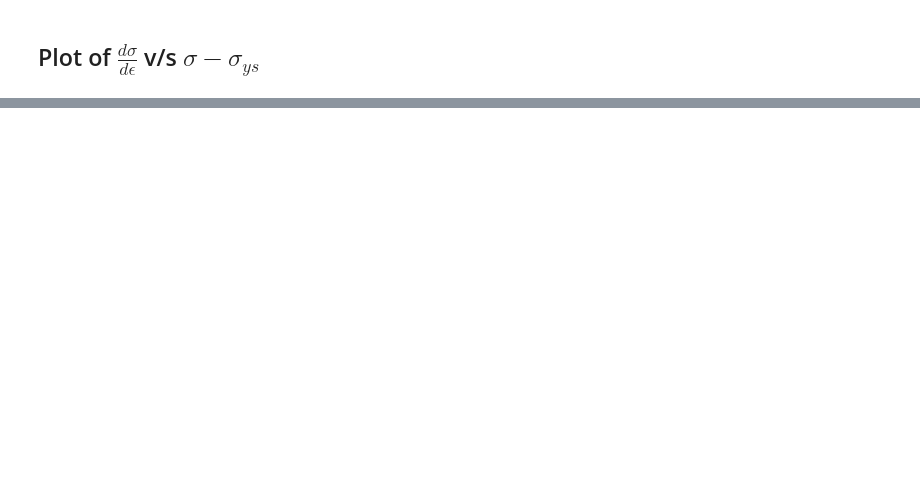
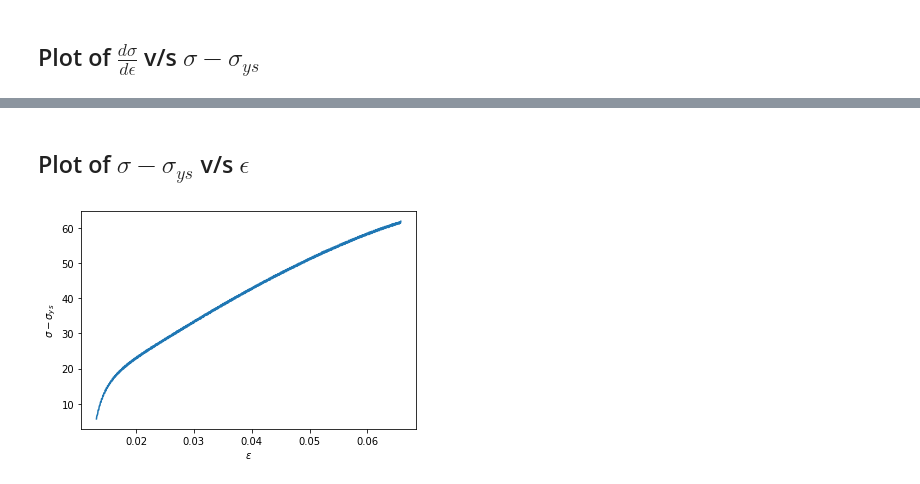
Before and after one commit to algomaster99/meta-btp, a Jupyter notebook: hollomon_curves.ipynb, the cells around one changed output, grey strips where cells are left out. Cells and saved outputs as stored; diff of their text form; code cells hidden in the pictures; blank space fills up the shorter version.

```diff
--- a/hollomon_curves.ipynb
+++ b/hollomon_curves.ipynb
@@ -187,0 +184,8 @@ _ = plt.ylabel('$\\frac{d\sigma}{d\epsilon}$')
+# %% [markdown]
+## Plot of $\sigma - \sigma_{ys}$ v/s $\epsilon$
+# %%
+_ = plt.plot(true_strain, np.subtract(true_stress, yield_strength))
+_ = plt.ylabel('$\sigma - \sigma_{ys}$')
+_ = plt.xlabel('$\epsilon$')
+# %% [output]
+[figure, added]
```
Also changed, not shown: parts of 22 cells of this notebook.
